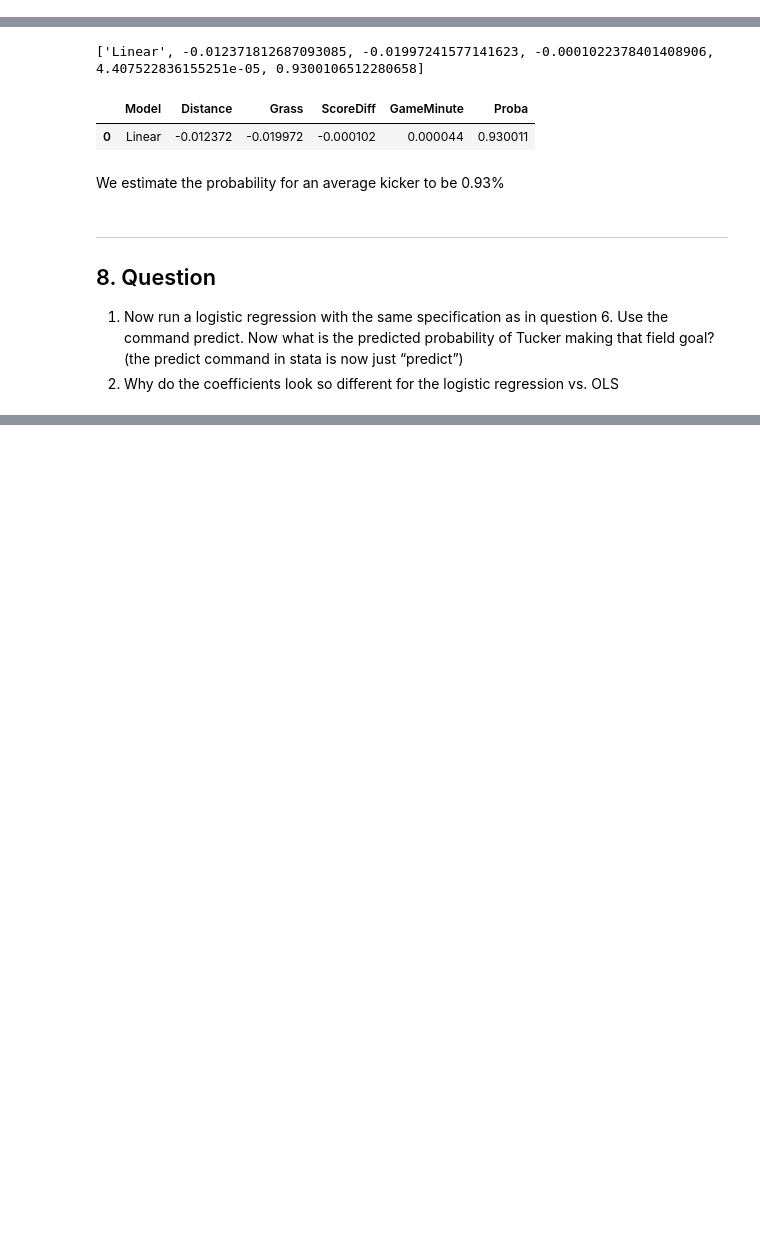
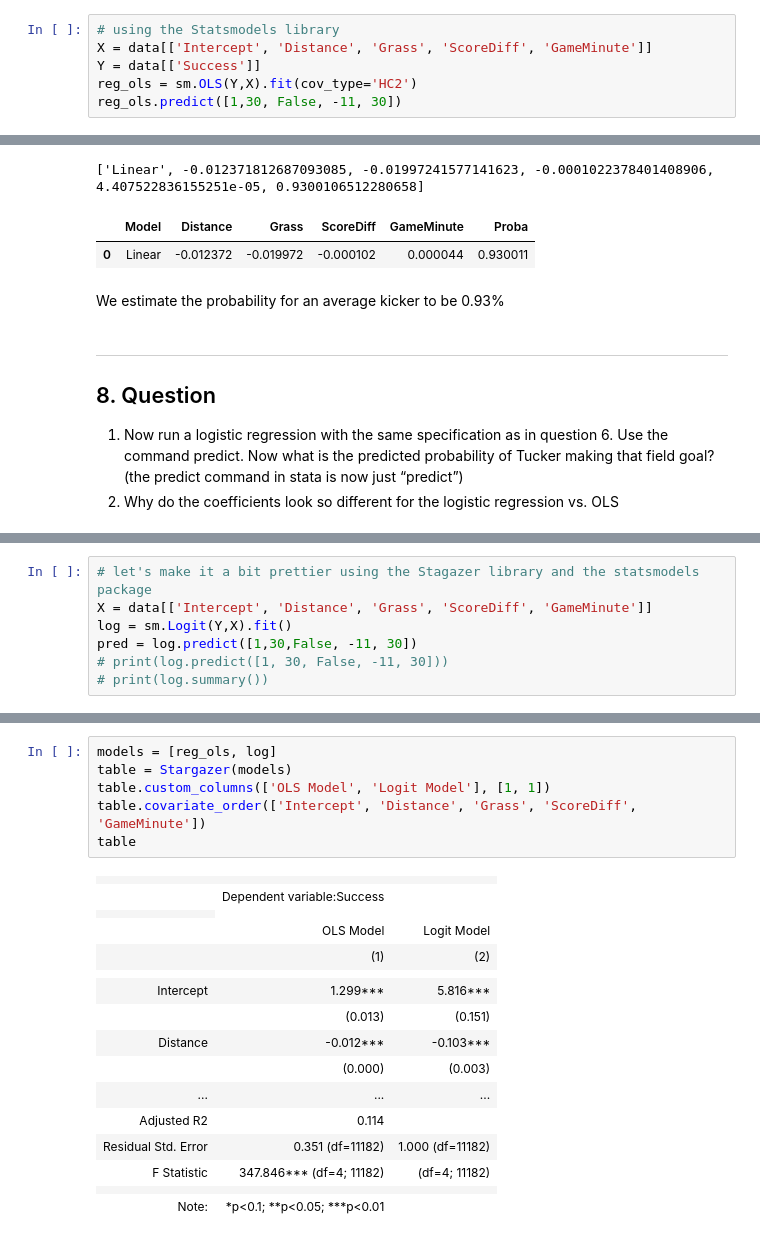
Before and after one commit to BenjaminZeisberg/Econ1042, a Jupyter notebook: Pset1/pset_1.ipynb, the cells around one changed output, grey strips where cells are left out. Saved outputs shown, nothing was run; the diff lists cells and outputs as text; blank space fills up the shorter version.

```diff
--- a/Pset1/pset_1.ipynb
+++ b/Pset1/pset_1.ipynb
@@ -325,3 +333,9 @@ data_35_yards['Success'].value_counts()
 Name: Success, dtype: int64
 # %% [markdown]
 3. Let's predict the probability for an average kicker for that same shot.
+# %%
+# using the Statsmodels library
+X = data[['Intercept', 'Distance', 'Grass', 'ScoreDiff', 'GameMinute']]
+Y = data[['Success']]
+reg_ols = sm.OLS(Y,X).fit(cov_type='HC2')
+reg_ols.predict([1,30, False, -11, 30])
@@ -366,0 +384,7 @@ ValueError: Shape of passed values is (5, 1), indices imply (5, 4)
+# %%
+# let's make it a bit prettier using the Stagazer library and the statsmodels package
+X = data[['Intercept', 'Distance', 'Grass', 'ScoreDiff', 'GameMinute']]
+log = sm.Logit(Y,X).fit()
+pred = log.predict([1,30,False, -11, 30])
+# print(log.predict([1, 30, False, -11, 30]))
+# print(log.summary())
@@ -366,0 +409,23 @@ ValueError: Shape of passed values is (5, 1), indices imply (5, 4)
+# %%
+models = [reg_ols, log]
+table = Stargazer(models)
+table.custom_columns(['OLS Model', 'Logit Model'], [1, 1])
+table.covariate_order(['Intercept', 'Distance', 'Grass', 'ScoreDiff', 'GameMinute'])
+table
+# %% [output]
+|  |  |  |
+|  | Dependent variable:Success |  |
+|  |
+|  | OLS Model | Logit Model |
+|  | (1) | (2) |
+|  |  |  |
+| Intercept | 1.299*** | 5.816*** |
+|  | (0.013) | (0.151) |
+| Distance | -0.012*** | -0.103*** |
+|  | (0.000) | (0.003) |
+| ... | ... | ... |
+| Adjusted R2 | 0.114 |  |
+| Residual Std. Error | 0.351 (df=11182) | 1.000 (df=11182) |
+| F Statistic | 347.846*** (df=4; 11182) | (df=4; 11182) |
+|  |  |  |
+| Note: | *p<0.1; **p<0.05; ***p<0.01 |  |
```
Also changed, not shown: parts of 17 cells of this notebook.
